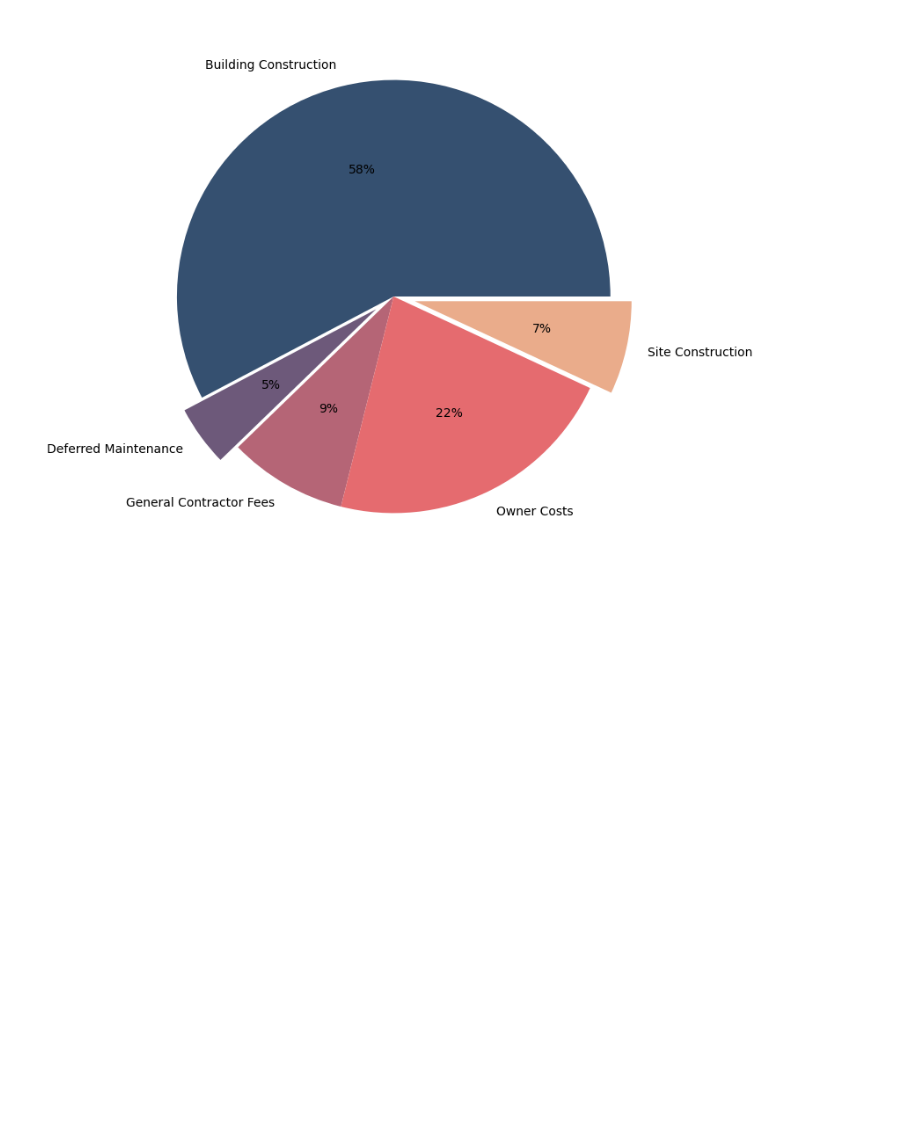
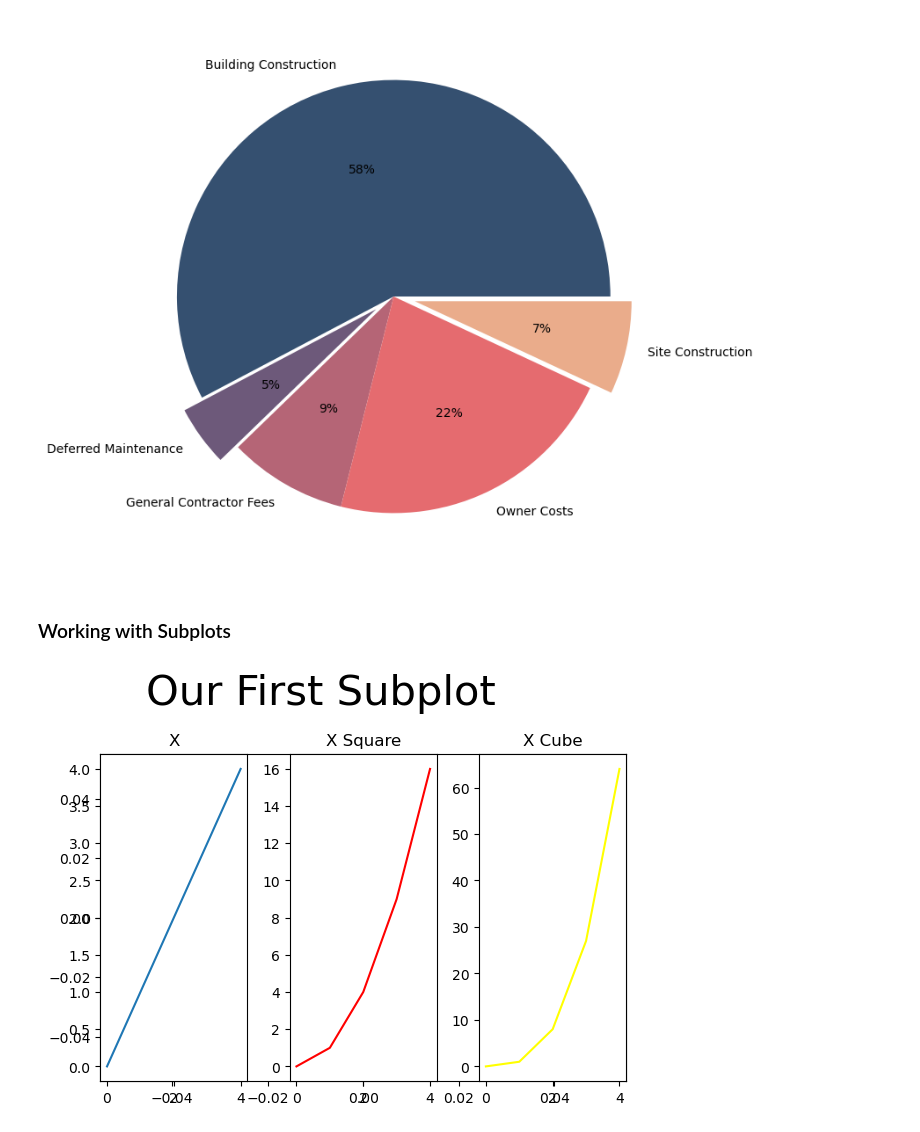
Before and after one commit to gurnamsingh11/data_visualization, a Jupyter notebook: 01_Matplotlib.ipynb, the cells around one changed output. Drawn from its saved outputs; the diff is of its cells as text; code cells hidden in the pictures; blank space fills up the shorter version.

Commit message:
Exericise Matplotlib

```diff
--- a/01_Matplotlib.ipynb
+++ b/01_Matplotlib.ipynb
@@ -587,3 +587,25 @@ plt.pie(costs,labels=labels,colors=colors,autopct="%1.0f%%",explode=(0,0.1,0,0,0
   Text(0.2579070918540248, -0.5417415730506563, '22%'),
   Text(0.683412600434409, -0.15148339040131997, '7%')])
 [figure]
+# %% [markdown]
+### Working with Subplots
+# %%
+nums = np.arange(5)
+
+plt.plot(figsize=(10,4))
+plt.suptitle("Our First Subplot", fontsize=30)
+
+plt.subplot(1,3,1) # 1 row column 1st plot
+plt.plot(nums, nums)
+plt.title("X")
+
+plt.subplot(1,3,2) # 1 row column 1st plot
+plt.plot(nums, nums**2,color="red")
+plt.title("X Square")
+
+plt.subplot(1,3,3) # 1 row column 1st plot
+plt.plot(nums, nums**3,color="yellow")
+plt.title("X Cube")
+plt.tight_layout() # matplotlib will handle all the padding for the subplots
+# %% [output]
+[figure, added]
```
Also changed, not shown: parts of 14 cells of this notebook.
